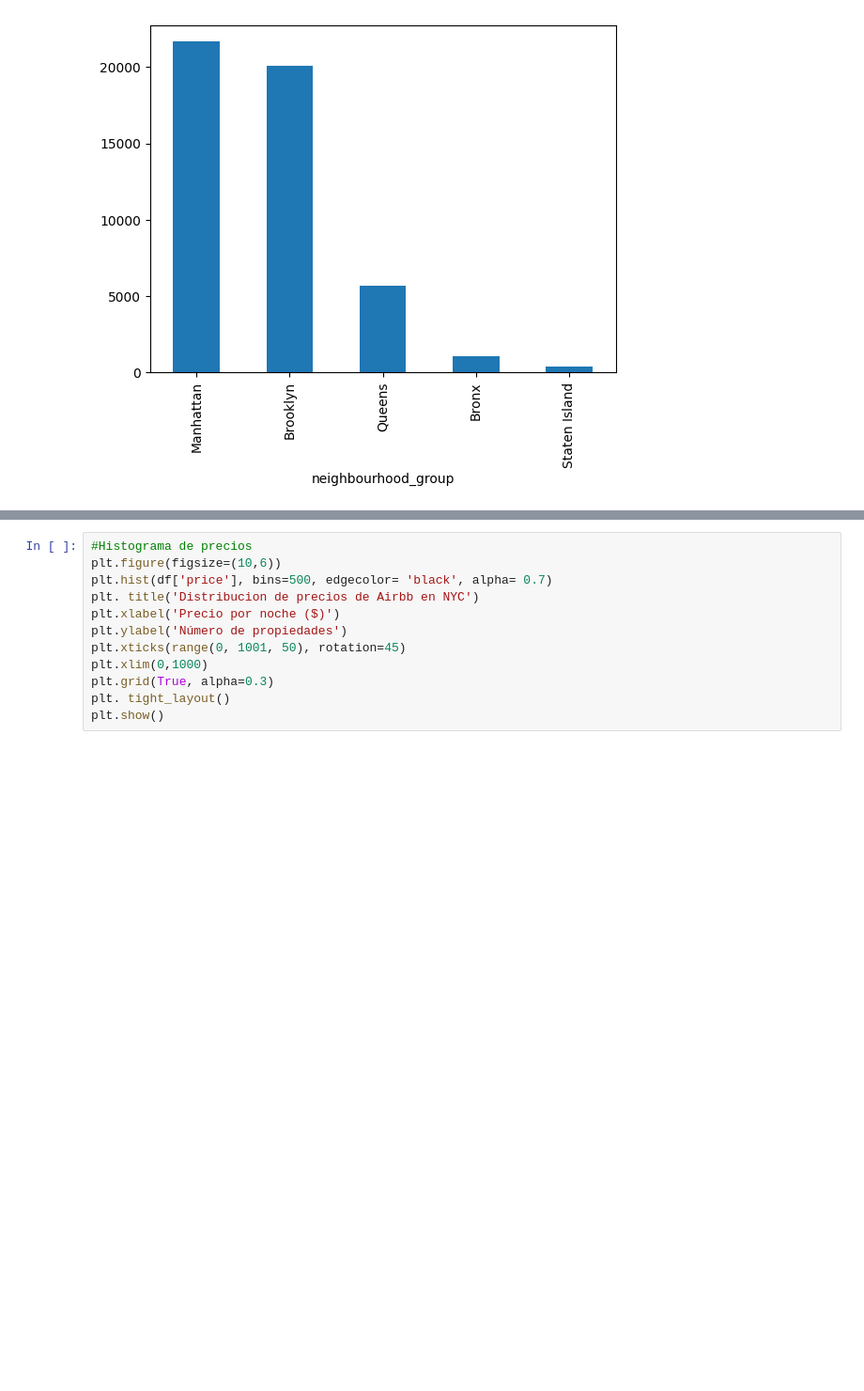
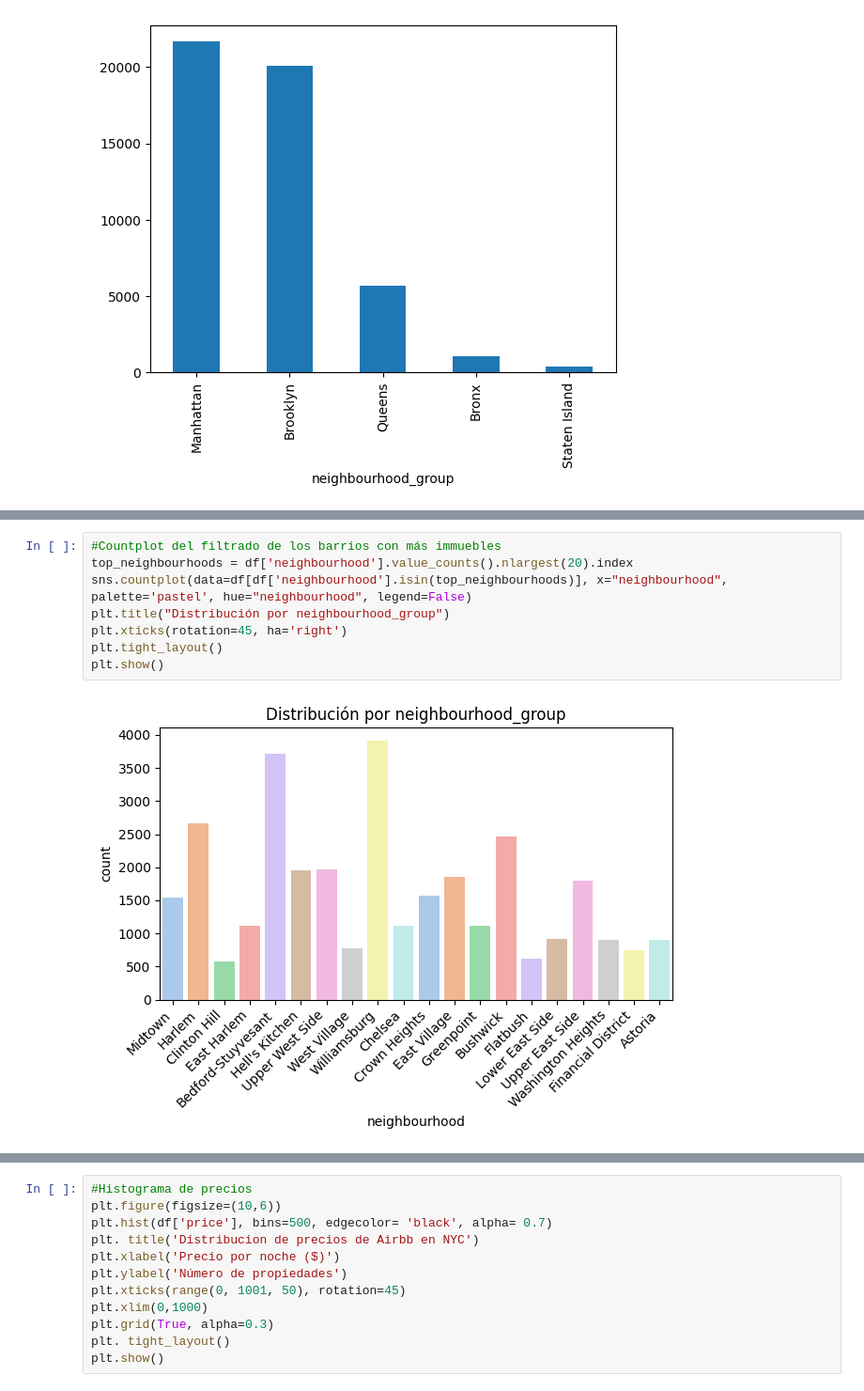
Before and after one commit to 4GeeksAcademy/kiliangil-machine-learning-python-template, a Jupyter notebook: src/explore.ipynb, the cells around one changed output, grey strips where cells are left out. Shown at 94% size. Cells and saved outputs as stored; diff of their text form; blank space fills up the shorter version.

```diff
--- a/src/explore.ipynb
+++ b/src/explore.ipynb
@@ -97 +130,11 @@ num_barrios.plot(kind='bar')
+# %%
+#Countplot del filtrado de los barrios con más immuebles
+top_neighbourhoods = df['neighbourhood'].value_counts().nlargest(20).index
+sns.countplot(data=df[df['neighbourhood'].isin(top_neighbourhoods)], x="neighbourhood", palette='pastel', hue="neighbourhood", legend=False)
+plt.title("Distribución por neighbourhood_group")
+plt.xticks(rotation=45, ha='right')
+plt.tight_layout()
+plt.show()
+# %% [output]
+[figure, added]
 # %%
```
Also changed, not shown: parts of 24 cells of this notebook.
